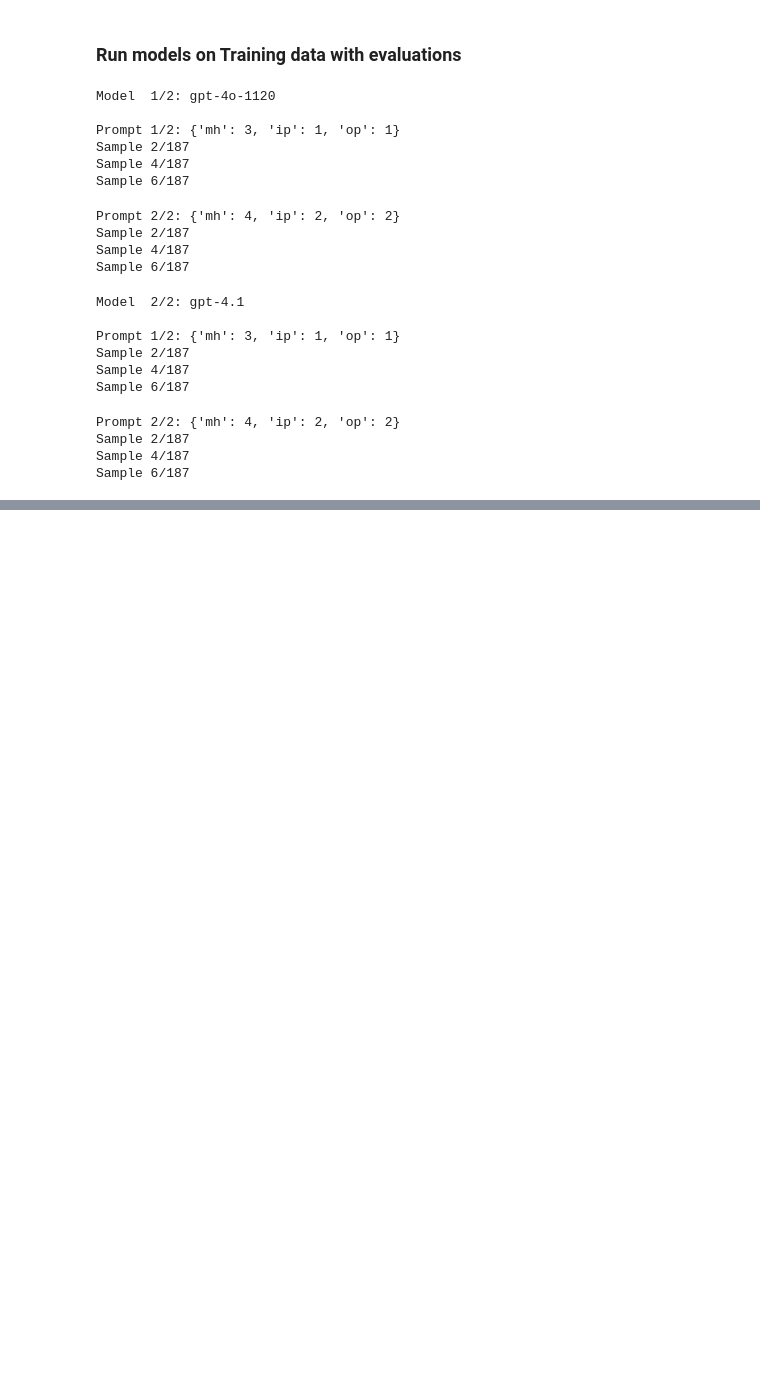
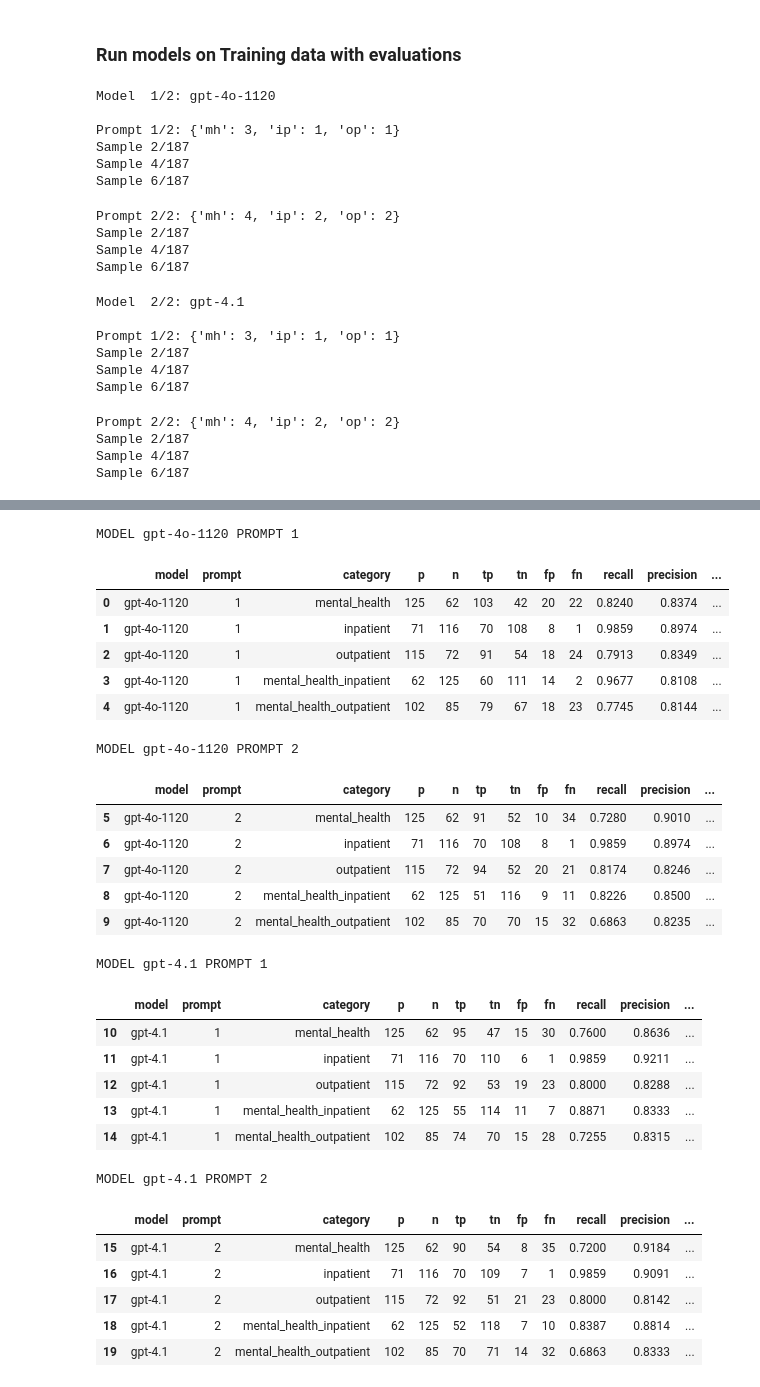
Before and after one commit to awerdich/llmt, a Jupyter notebook: notebooks/openai/train_predictions_250701.ipynb, the cells around one changed output, grey strips where cells are left out. Saved outputs shown, nothing was run; the diff lists cells and outputs as text; code cells hidden in the pictures; blank space fills up the shorter version.

```diff
--- a/notebooks/openai/train_predictions_250701.ipynb
+++ b/notebooks/openai/train_predictions_250701.ipynb
@@ -306,0 +316,36 @@ Sample 6/187
+# %%
+for m, model in enumerate(pdf['model'].unique()):
+    for p, prompt in enumerate(pdf['prompt'].unique()):
+        stat = pdf.loc[(pdf['model'] == model) & (pdf['prompt'] == prompt)]
+        print()
+        print(f'MODEL {model} PROMPT {prompt}')
+        display(stat)
+# %% [output]
+MODEL gpt-4o-1120 PROMPT 1
+|  | model | prompt | category | p | n | tp | tn | fp | fn | recall | precision | ... |
+| 0 | gpt-4o-1120 | 1 | mental_health | 125 | 62 | 103 | 42 | 20 | 22 | 0.8240 | 0.8374 | ... |
+| 1 | gpt-4o-1120 | 1 | inpatient | 71 | 116 | 70 | 108 | 8 | 1 | 0.9859 | 0.8974 | ... |
+| 2 | gpt-4o-1120 | 1 | outpatient | 115 | 72 | 91 | 54 | 18 | 24 | 0.7913 | 0.8349 | ... |
+| 3 | gpt-4o-1120 | 1 | mental_health_inpatient | 62 | 125 | 60 | 111 | 14 | 2 | 0.9677 | 0.8108 | ... |
+| 4 | gpt-4o-1120 | 1 | mental_health_outpatient | 102 | 85 | 79 | 67 | 18 | 23 | 0.7745 | 0.8144 | ... |
+MODEL gpt-4o-1120 PROMPT 2
+|  | model | prompt | category | p | n | tp | tn | fp | fn | recall | precision | ... |
+| 5 | gpt-4o-1120 | 2 | mental_health | 125 | 62 | 91 | 52 | 10 | 34 | 0.7280 | 0.9010 | ... |
+| 6 | gpt-4o-1120 | 2 | inpatient | 71 | 116 | 70 | 108 | 8 | 1 | 0.9859 | 0.8974 | ... |
+| 7 | gpt-4o-1120 | 2 | outpatient | 115 | 72 | 94 | 52 | 20 | 21 | 0.8174 | 0.8246 | ... |
+| 8 | gpt-4o-1120 | 2 | mental_health_inpatient | 62 | 125 | 51 | 116 | 9 | 11 | 0.8226 | 0.8500 | ... |
+| 9 | gpt-4o-1120 | 2 | mental_health_outpatient | 102 | 85 | 70 | 70 | 15 | 32 | 0.6863 | 0.8235 | ... |
+MODEL gpt-4.1 PROMPT 1
+|  | model | prompt | category | p | n | tp | tn | fp | fn | recall | precision | ... |
+| 10 | gpt-4.1 | 1 | mental_health | 125 | 62 | 95 | 47 | 15 | 30 | 0.7600 | 0.8636 | ... |
+| 11 | gpt-4.1 | 1 | inpatient | 71 | 116 | 70 | 110 | 6 | 1 | 0.9859 | 0.9211 | ... |
+| 12 | gpt-4.1 | 1 | outpatient | 115 | 72 | 92 | 53 | 19 | 23 | 0.8000 | 0.8288 | ... |
+| 13 | gpt-4.1 | 1 | mental_health_inpatient | 62 | 125 | 55 | 114 | 11 | 7 | 0.8871 | 0.8333 | ... |
+| 14 | gpt-4.1 | 1 | mental_health_outpatient | 102 | 85 | 74 | 70 | 15 | 28 | 0.7255 | 0.8315 | ... |
+MODEL gpt-4.1 PROMPT 2
+|  | model | prompt | category | p | n | tp | tn | fp | fn | recall | precision | ... |
+| 15 | gpt-4.1 | 2 | mental_health | 125 | 62 | 90 | 54 | 8 | 35 | 0.7200 | 0.9184 | ... |
+| 16 | gpt-4.1 | 2 | inpatient | 71 | 116 | 70 | 109 | 7 | 1 | 0.9859 | 0.9091 | ... |
+| 17 | gpt-4.1 | 2 | outpatient | 115 | 72 | 92 | 51 | 21 | 23 | 0.8000 | 0.8142 | ... |
+| 18 | gpt-4.1 | 2 | mental_health_inpatient | 62 | 125 | 52 | 118 | 7 | 10 | 0.8387 | 0.8814 | ... |
+| 19 | gpt-4.1 | 2 | mental_health_outpatient | 102 | 85 | 70 | 71 | 14 | 32 | 0.6863 | 0.8333 | ... |
```
Also changed, not shown: parts of 3 cells of this notebook.
